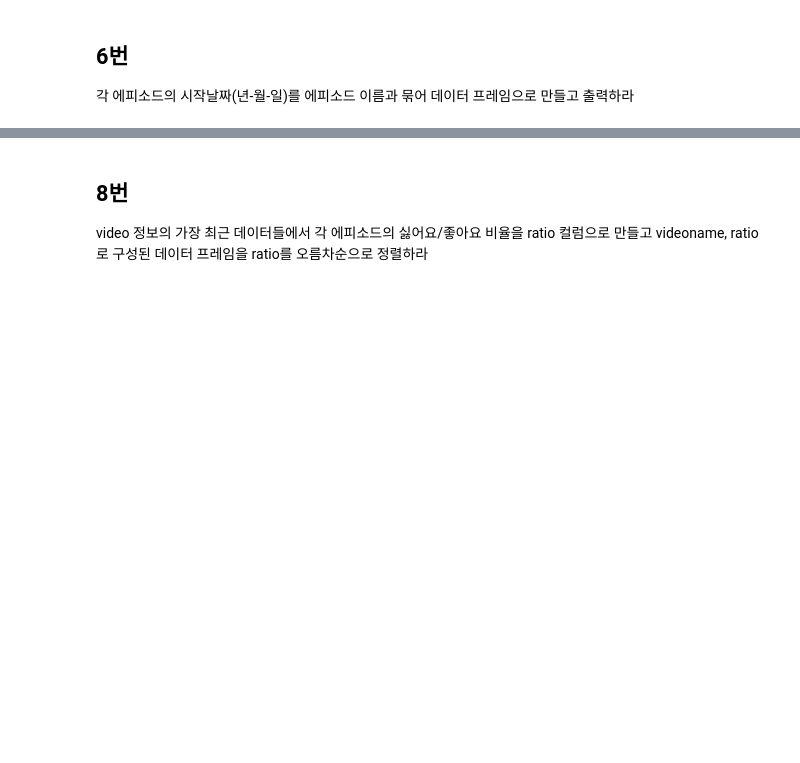
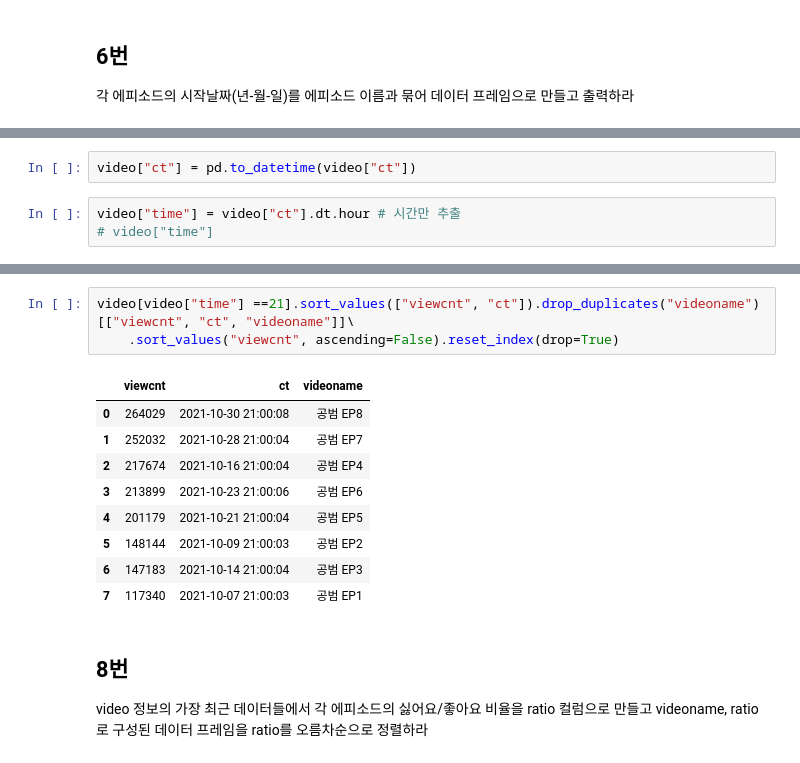
Before and after one commit to Minju-nimm/BDA_Certificate, a Jupyter notebook: 작업형1/공범_데이터.ipynb, the cells around one changed output, grey strips where cells are left out. Drawn from its saved outputs; the diff is of its cells as text; blank space fills up the shorter version.

```diff
--- a/작업형1/공범_데이터.ipynb
+++ b/작업형1/공범_데이터.ipynb
@@ -280,0 +283,5 @@ display(answer)
+# %%
+video["ct"] = pd.to_datetime(video["ct"])
+# %%
+video["time"] = video["ct"].dt.hour # 시간만 추출
+# video["time"]
@@ -281,3 +301,16 @@ display(answer)
+# %%
+video[video["time"] ==21].sort_values(["viewcnt", "ct"]).drop_duplicates("videoname")[["viewcnt", "ct", "videoname"]]\
+    .sort_values("viewcnt", ascending=False).reset_index(drop=True)
+# %% [output]
+|  | viewcnt | ct | videoname |
+| 0 | 264029 | 2021-10-30 21:00:08 | 공범 EP8 |
+| 1 | 252032 | 2021-10-28 21:00:04 | 공범 EP7 |
+| 2 | 217674 | 2021-10-16 21:00:04 | 공범 EP4 |
+| 3 | 213899 | 2021-10-23 21:00:06 | 공범 EP6 |
+| 4 | 201179 | 2021-10-21 21:00:04 | 공범 EP5 |
+| 5 | 148144 | 2021-10-09 21:00:03 | 공범 EP2 |
+| 6 | 147183 | 2021-10-14 21:00:04 | 공범 EP3 |
+| 7 | 117340 | 2021-10-07 21:00:03 | 공범 EP1 |
 # %% [markdown]
 ## 8번
 video 정보의 가장 최근 데이터들에서 각 에피소드의 싫어요/좋아요 비율을 ratio 컬럼으로 만들고 videoname, ratio로 구성된 데이터 프레임을 ratio를 오름차순으로 정렬하라
```
Also changed, not shown: parts of 11 cells of this notebook.
